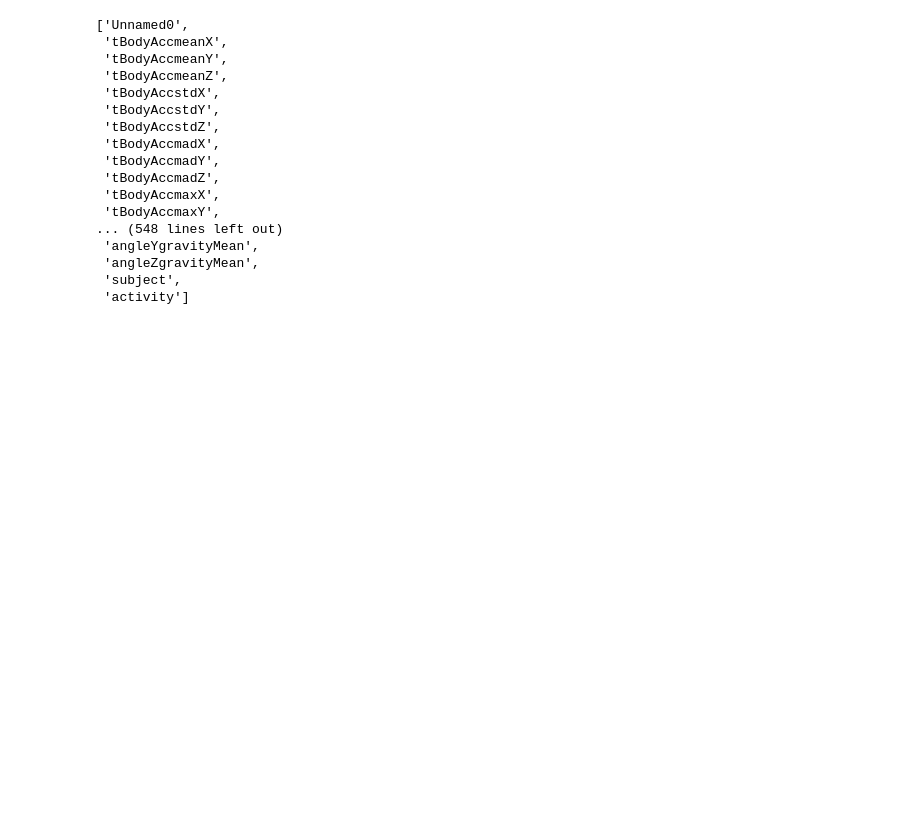
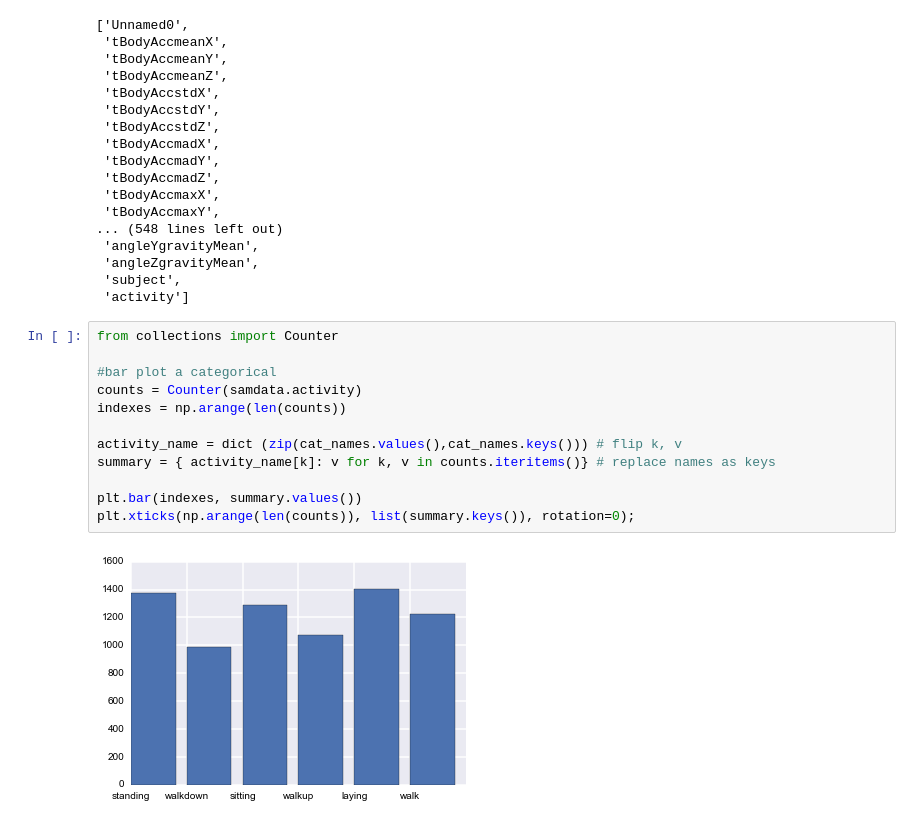
Before and after one commit to nyghtowl/Random_Forests, a Jupyter notebook: Random Forest WB.ipynb, the cells around one changed output. Drawn from its saved outputs; the diff is of its cells as text; blank space fills up the shorter version.

Commit message:
Added summary graph of activity.

```diff
--- a/Random Forest WB.ipynb
+++ b/Random Forest WB.ipynb
@@ -76,3 +81,17 @@ list(samdata.columns)
  'angleZgravityMean',
  'subject',
  'activity']
+# %%
+from collections import Counter
+
+#bar plot a categorical
+counts = Counter(samdata.activity)
+indexes = np.arange(len(counts))
+
+activity_name = dict (zip(cat_names.values(),cat_names.keys())) # flip k, v
+summary = { activity_name[k]: v for k, v in counts.iteritems()} # replace names as keys
+
+plt.bar(indexes, summary.values())
+plt.xticks(np.arange(len(counts)), list(summary.keys()), rotation=0);
+# %% [output]
+[figure, added]
```
Also changed, not shown: parts of 3 cells of this notebook.
